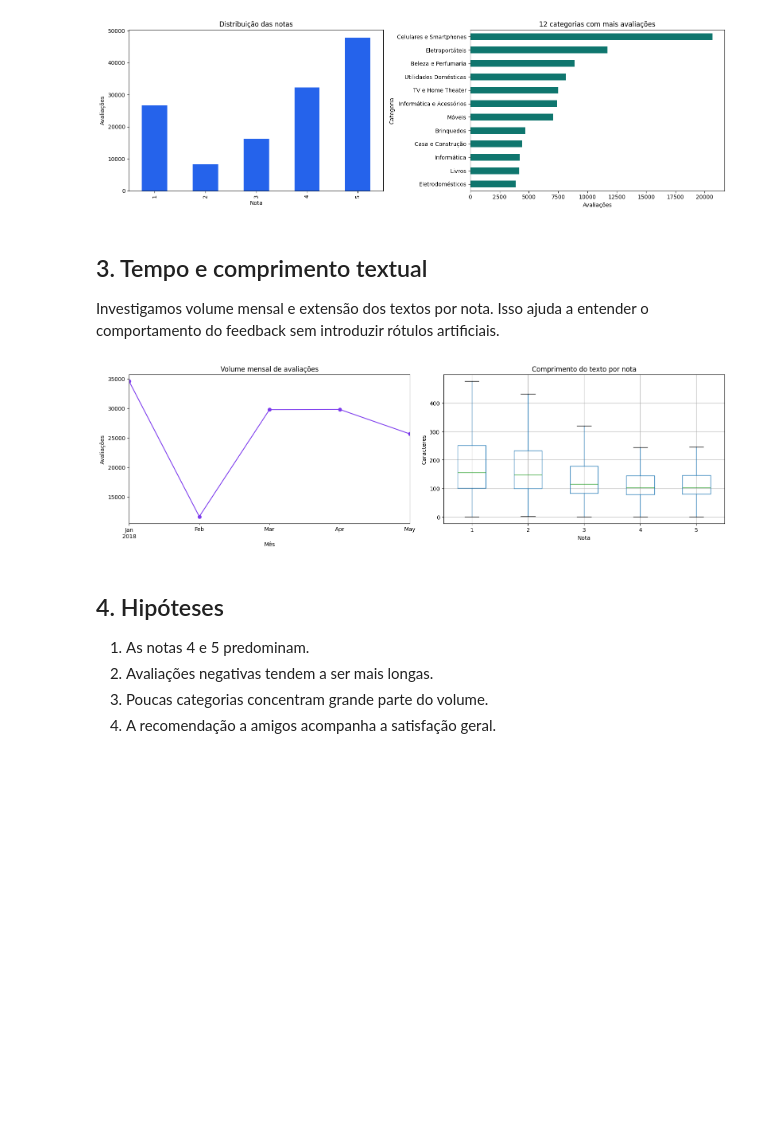
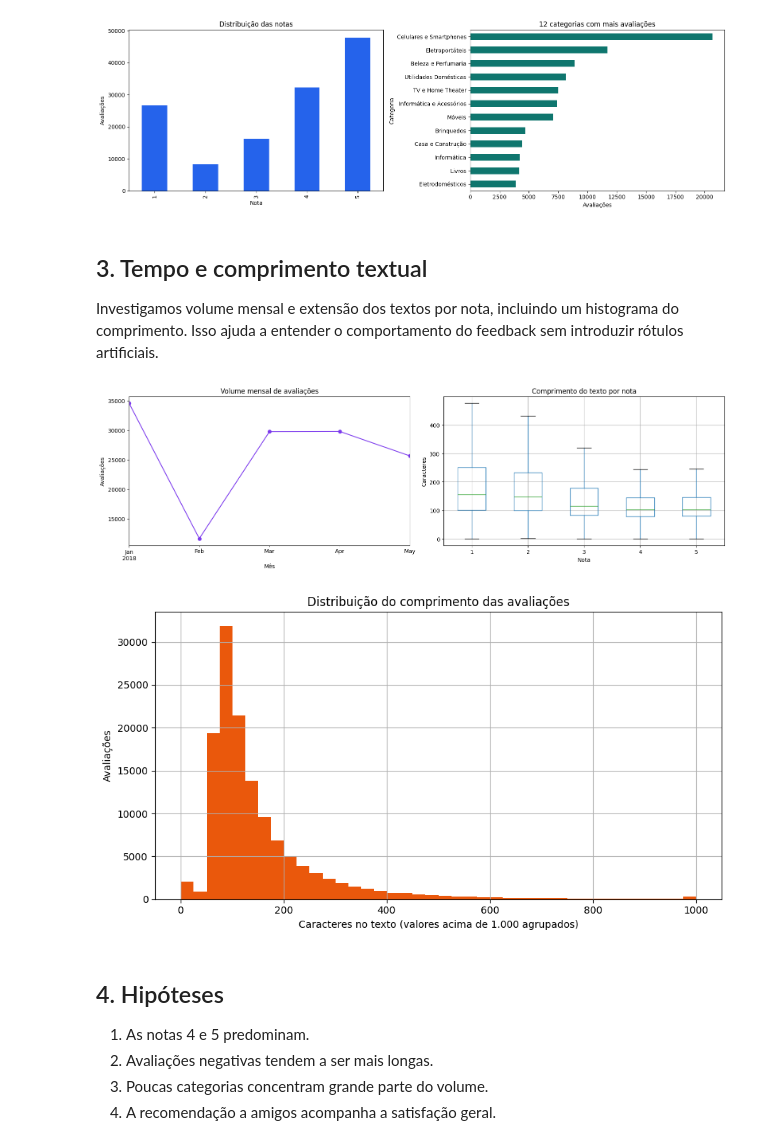
Before and after one commit to danielssaugusto/ecomshield-platform, a Jupyter notebook: notebooks/03_b2w_feedback_eda.ipynb, the cells around one changed output. Saved outputs shown, nothing was run; the diff lists cells and outputs as text; code cells hidden in the pictures; blank space fills up the shorter version.

```diff
--- a/notebooks/03_b2w_feedback_eda.ipynb
+++ b/notebooks/03_b2w_feedback_eda.ipynb
@@ -97,17 +110,24 @@ plt.tight_layout()
 # %% [markdown]
 ## 3. Tempo e comprimento textual
 
-Investigamos volume mensal e extensão dos textos por nota. Isso ajuda a entender o comportamento do feedback sem introduzir rótulos artificiais.
+Investigamos volume mensal e extensão dos textos por nota, incluindo um histograma do comprimento. Isso ajuda a entender o comportamento do feedback sem introduzir rótulos artificiais.
 # %%
 fig, axes = plt.subplots(1, 2, figsize=(16, 5))
 df.dropna(subset=['submission_date']).set_index('submission_date').resample('ME').size().plot(marker='o', ax=axes[0], color='#7c3aed')
 axes[0].set(title='Volume mensal de avaliações', xlabel='Mês', ylabel='Avaliações')
 df.boxplot(column='text_length_chars', by='overall_rating', showfliers=False, ax=axes[1])
 axes[1].set(title='Comprimento do texto por nota', xlabel='Nota', ylabel='Caracteres')
 plt.suptitle('')
 plt.tight_layout()
+plt.figure(figsize=(9, 5))
+df['text_length_chars'].clip(upper=1000).hist(bins=40, color='#ea580c')
+plt.title('Distribuição do comprimento das avaliações')
+plt.xlabel('Caracteres no texto (valores acima de 1.000 agrupados)')
+plt.ylabel('Avaliações')
+plt.tight_layout()
 # %% [output]
 [figure]
+[figure, added]
 # %% [markdown]
 ## 4. Hipóteses
 
```
Also changed, not shown: parts of 2 cells of this notebook, 26 other files.
